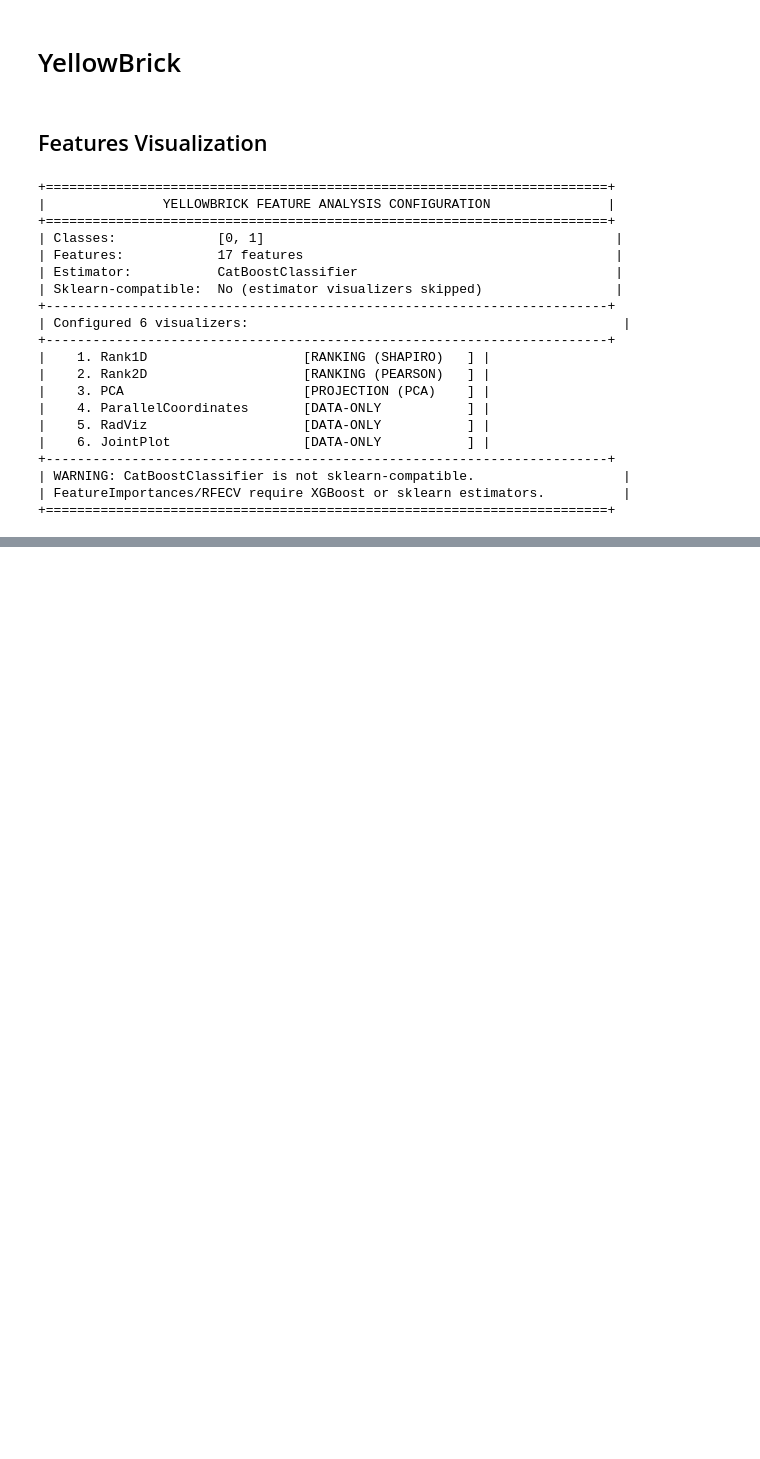
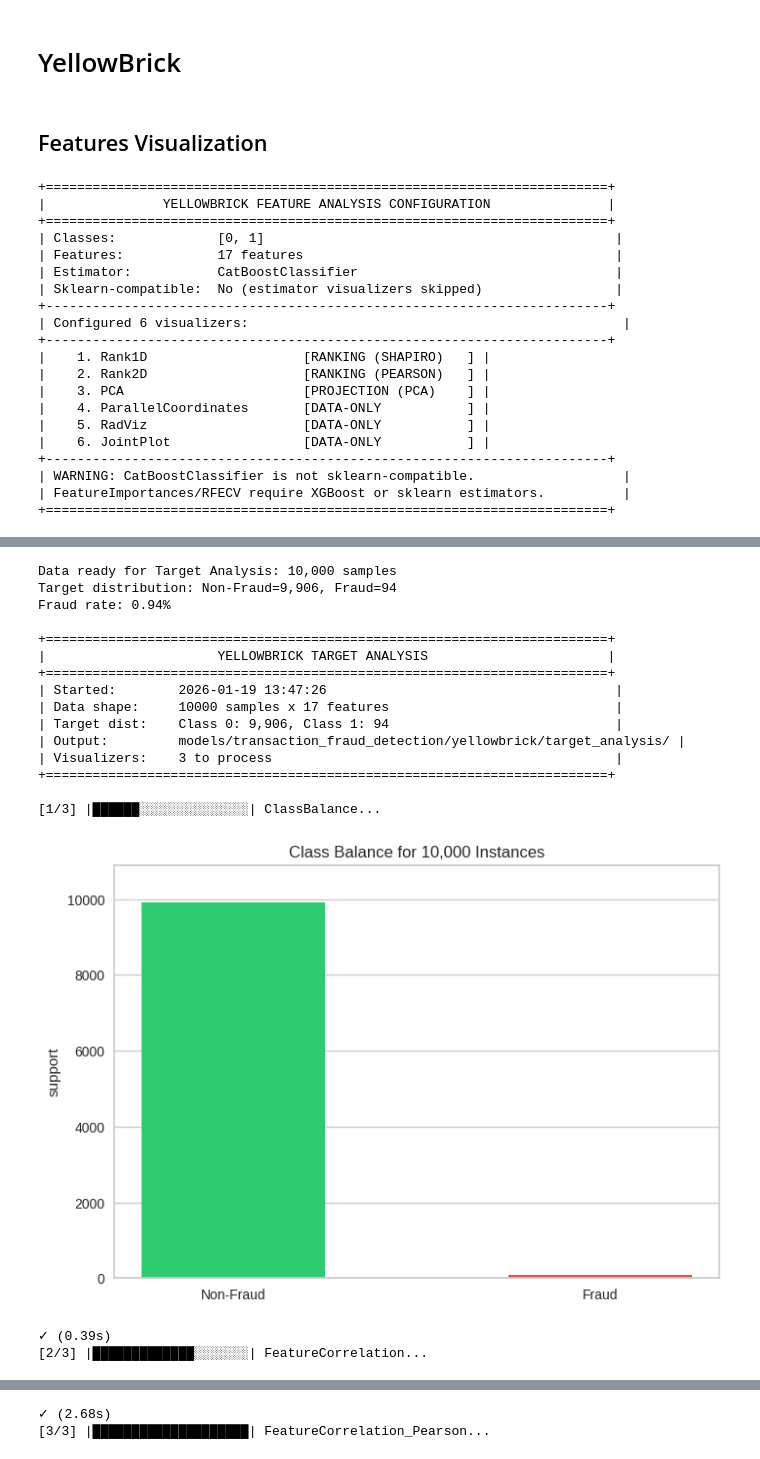
Before and after one commit to rafaelcoelho1409/COELHORealTime, a Jupyter notebook: notebooks/010_sklearn_duckdb_sql_classification.ipynb, the cells around one changed output, grey strips where cells are left out. Cells and saved outputs as stored; diff of their text form; code cells hidden in the pictures; blank space fills up the shorter version.

Commit message:
TFD page - Batch ML tab: Target tab ready

```diff
--- a/notebooks/010_sklearn_duckdb_sql_classification.ipynb
+++ b/notebooks/010_sklearn_duckdb_sql_classification.ipynb
@@ -1408,0 +1859,11 @@ All numeric: 17/17 columns
+# %%
+# Generate kwargs for all target visualizers
+# Using same feature_names and binary_classes from Feature Analysis
+
+os.makedirs(f"{YELLOWBRICK_PATH}/target_analysis", exist_ok=True)
+
+target_analysis_kwargs = yellowbrick_target_analysis_kwargs(
+    labels=["Non-Fraud", "Fraud"],  # Human-readable class names
+    features=feature_names,          # Feature names for correlation analysis
+    verbose=True,
+)
@@ -1408,0 +1883,35 @@ All numeric: 17/17 columns
+# %%
+# Run all target analysis visualizers
+# Using X_full and y_full from Feature Analysis (train+test combined)
+
+print(f"Data ready for Target Analysis: {X_full.shape[0]:,} samples")
+print(f"Target distribution: Non-Fraud={int((y_full==0).sum()):,}, Fraud={int((y_full==1).sum()):,}")
+print(f"Fraud rate: {(y_full==1).sum() / len(y_full) * 100:.2f}%")
+
+# Run visualizers
+target_results = yellowbrick_target_analysis_visualizers(
+    target_analysis_kwargs,
+    X_full,
+    y_full,
+    YELLOWBRICK_PATH,
+    verbose=True,
+)
+# %% [output]
+Data ready for Target Analysis: 10,000 samples
+Target distribution: Non-Fraud=9,906, Fraud=94
+Fraud rate: 0.94%
+
++========================================================================+
+|                      YELLOWBRICK TARGET ANALYSIS                       |
++========================================================================+
+| Started:        2026-01-19 13:47:26                                     |
+| Data shape:     10000 samples x 17 features                             |
+| Target dist:    Class 0: 9,906, Class 1: 94                             |
+| Output:         models/transaction_fraud_detection/yellowbrick/target_analysis/ |
+| Visualizers:    3 to process                                            |
++========================================================================+
+
+[1/3] |██████░░░░░░░░░░░░░░| ClassBalance...
+[figure, added]
+✓ (0.39s)
+[2/3] |█████████████░░░░░░░| FeatureCorrelation...
@@ -1408,0 +1919,2 @@ All numeric: 17/17 columns
+✓ (2.68s)
+[3/3] |████████████████████| FeatureCorrelation_Pearson...
```
Also changed, not shown: parts of 12 cells of this notebook, 3 other files.
